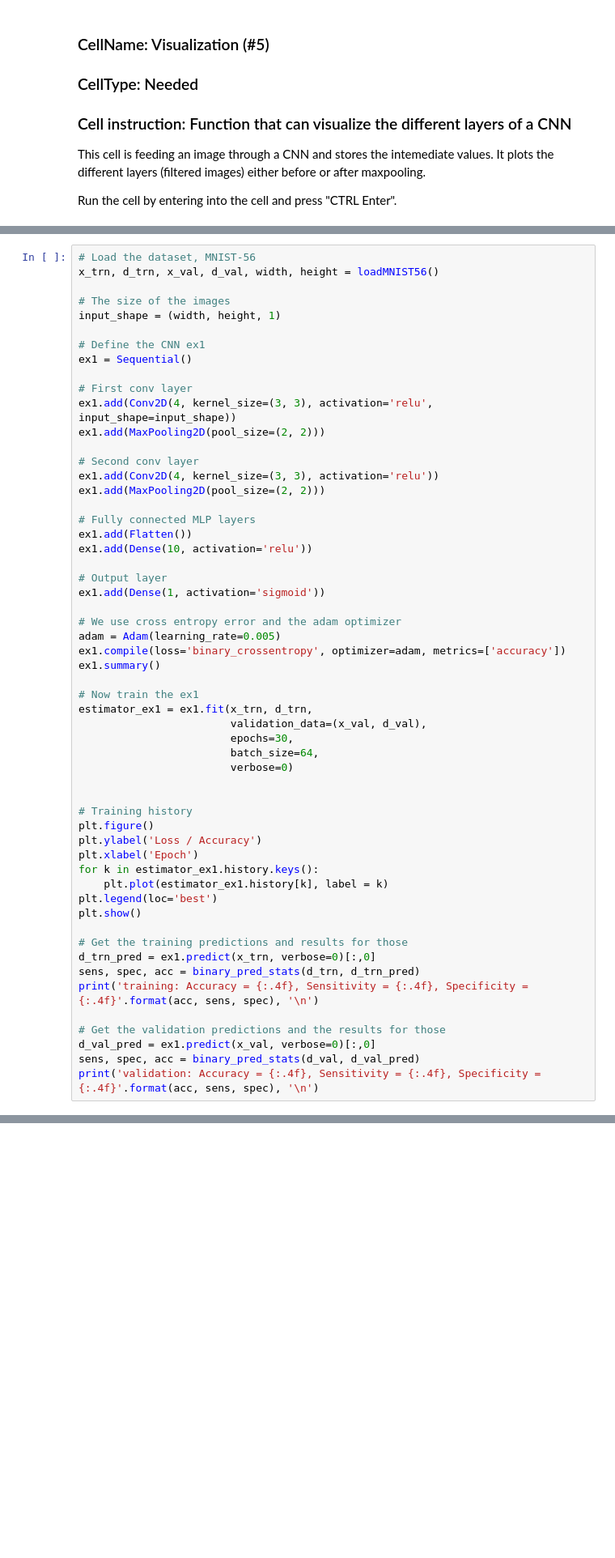
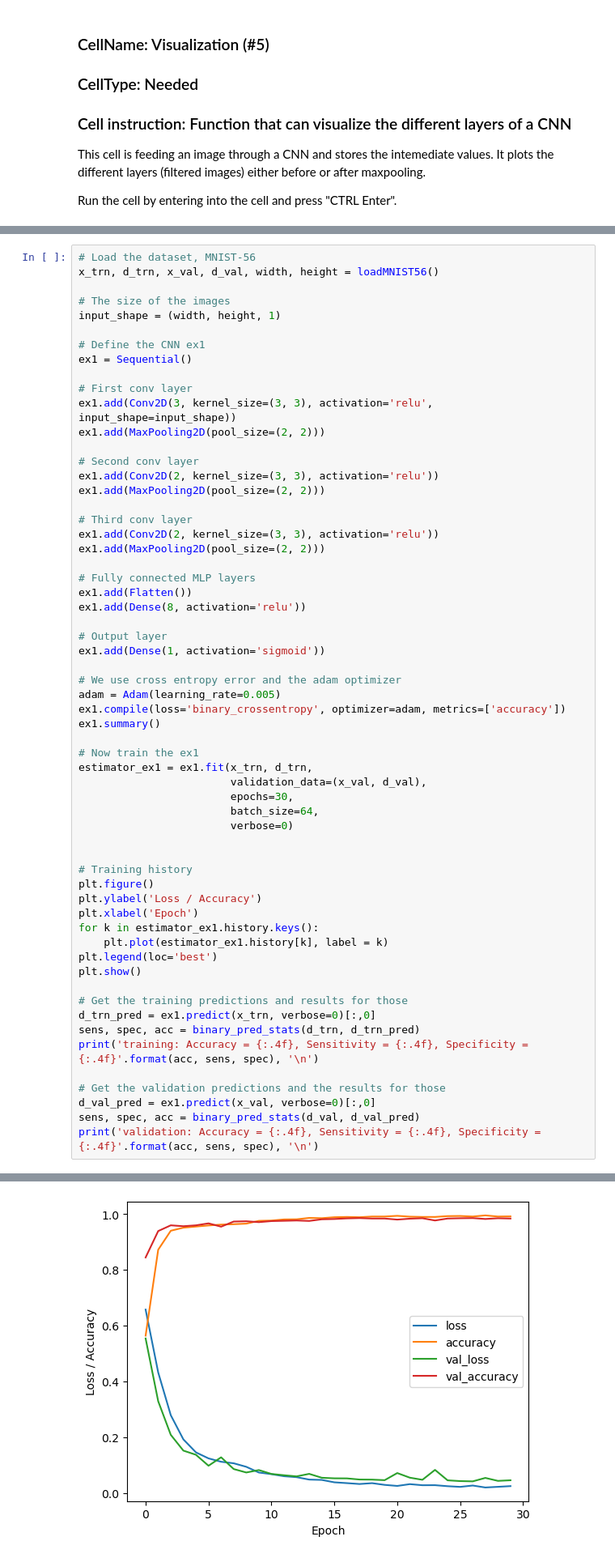
Before and after one commit to TheodorAT/Neural-Networks, a Jupyter notebook: Lab3/lab3.ipynb, the cells around one changed output, grey strips where cells are left out. Shown: that part at 81% size. Cells and saved outputs as stored; diff of their text form; blank space fills up the shorter version.

```diff
--- a/Lab3/lab3.ipynb
+++ b/Lab3/lab3.ipynb
@@ -332,16 +332,20 @@ input_shape = (width, height, 1)
 ex1 = Sequential()
 
 # First conv layer
-ex1.add(Conv2D(4, kernel_size=(3, 3), activation='relu', input_shape=input_shape))
+ex1.add(Conv2D(3, kernel_size=(3, 3), activation='relu', input_shape=input_shape))
 ex1.add(MaxPooling2D(pool_size=(2, 2)))
 
 # Second conv layer
-ex1.add(Conv2D(4, kernel_size=(3, 3), activation='relu'))
+ex1.add(Conv2D(2, kernel_size=(3, 3), activation='relu'))
+ex1.add(MaxPooling2D(pool_size=(2, 2)))
+
+# Third conv layer
+ex1.add(Conv2D(2, kernel_size=(3, 3), activation='relu'))
 ex1.add(MaxPooling2D(pool_size=(2, 2)))
 
 # Fully connected MLP layers
 ex1.add(Flatten())
-ex1.add(Dense(10, activation='relu'))
+ex1.add(Dense(8, activation='relu'))
 
 # Output layer
 ex1.add(Dense(1, activation='sigmoid'))
@@ -377,3 +381,4 @@ print('training: Accuracy = {:.4f}, Sensitivity = {:.4f}, Specificity = {:.4f}'.
 d_val_pred = ex1.predict(x_val, verbose=0)[:,0]
 sens, spec, acc = binary_pred_stats(d_val, d_val_pred)
 print('validation: Accuracy = {:.4f}, Sensitivity = {:.4f}, Specificity = {:.4f}'.format(acc, sens, spec), '\n')
+# %% [output]
@@ -379,0 +402 @@ print('validation: Accuracy = {:.4f}, Sensitivity = {:.4f}, Specificity = {:.4f}
+[figure, added]
```
Also changed, not shown: parts of 2 cells of this notebook.
